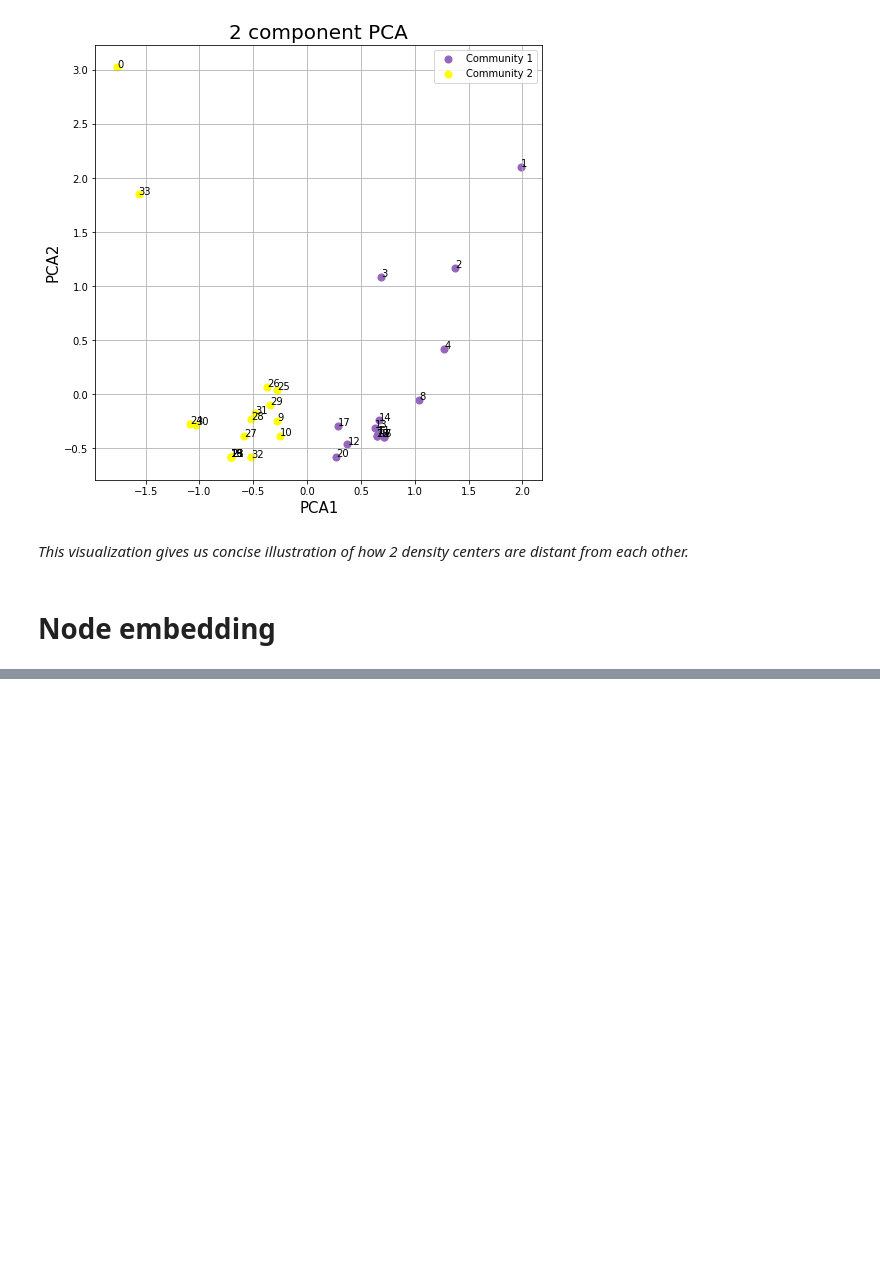
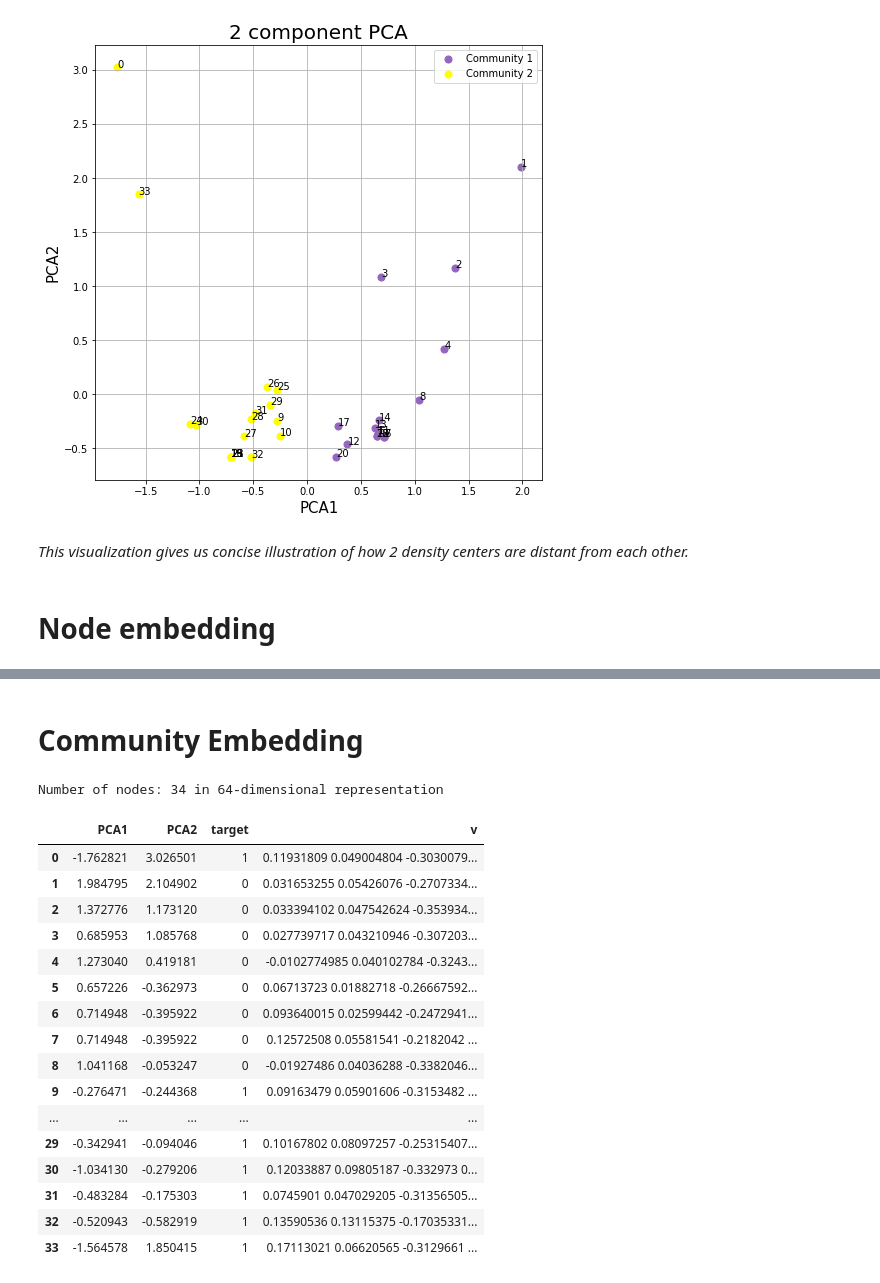
Before and after one commit to gsanou/knowledge-graph-base, a Jupyter notebook: src/Community_Embedding_SOTA.ipynb, the cells around one changed output, grey strips where cells are left out. Cells and saved outputs as stored; diff of their text form; code cells hidden in the pictures; blank space fills up the shorter version.

Commit message:
Aggregate node embedding for each of the nodes in the graph.

```diff
--- a/src/Community_Embedding_SOTA.ipynb
+++ b/src/Community_Embedding_SOTA.ipynb
@@ -93,0 +93,37 @@ nx.write_adjlist(kn, fh)
+# %% [markdown]
+# Community Embedding
+# %%
+with open("data/karate-club.embeddings", "r") as f:
+    skipgram = f.readlines()
+
+print("Number of nodes: {} in {}-dimensional representation".format(*skipgram.pop(0).split()))
+
+result = {}
+for i in range(len(skipgram)):
+    id, v = skipgram[i].split(" ", 1)
+    result[int(id)] = v
+
+result = dict(sorted(result.items()))
+
+principalDf["v"] = result.values()
+
+principalDf
+# %% [output]
+Number of nodes: 34 in 64-dimensional representation
+|  | PCA1 | PCA2 | target | v |
+| 0 | -1.762821 | 3.026501 | 1 | 0.11931809 0.049004804 -0.3030079... |
+| 1 | 1.984795 | 2.104902 | 0 | 0.031653255 0.05426076 -0.2707334... |
+| 2 | 1.372776 | 1.173120 | 0 | 0.033394102 0.047542624 -0.353934... |
+| 3 | 0.685953 | 1.085768 | 0 | 0.027739717 0.043210946 -0.307203... |
+| 4 | 1.273040 | 0.419181 | 0 | -0.0102774985 0.040102784 -0.3243... |
+| 5 | 0.657226 | -0.362973 | 0 | 0.06713723 0.01882718 -0.26667592... |
+| 6 | 0.714948 | -0.395922 | 0 | 0.093640015 0.02599442 -0.2472941... |
+| 7 | 0.714948 | -0.395922 | 0 | 0.12572508 0.05581541 -0.2182042 ... |
+| 8 | 1.041168 | -0.053247 | 0 | -0.01927486 0.04036288 -0.3382046... |
+| 9 | -0.276471 | -0.244368 | 1 | 0.09163479 0.05901606 -0.3153482 ... |
+| ... | ... | ... | ... | ... |
+| 29 | -0.342941 | -0.094046 | 1 | 0.10167802 0.08097257 -0.25315407... |
+| 30 | -1.034130 | -0.279206 | 1 | 0.12033887 0.09805187 -0.332973 0... |
+| 31 | -0.483284 | -0.175303 | 1 | 0.0745901 0.047029205 -0.31356505... |
+| 32 | -0.520943 | -0.582919 | 1 | 0.13590536 0.13115375 -0.17035331... |
+| 33 | -1.564578 | 1.850415 | 1 | 0.17113021 0.06620565 -0.3129661 ... |
```
Also changed, not shown: parts of 2 cells of this notebook.
